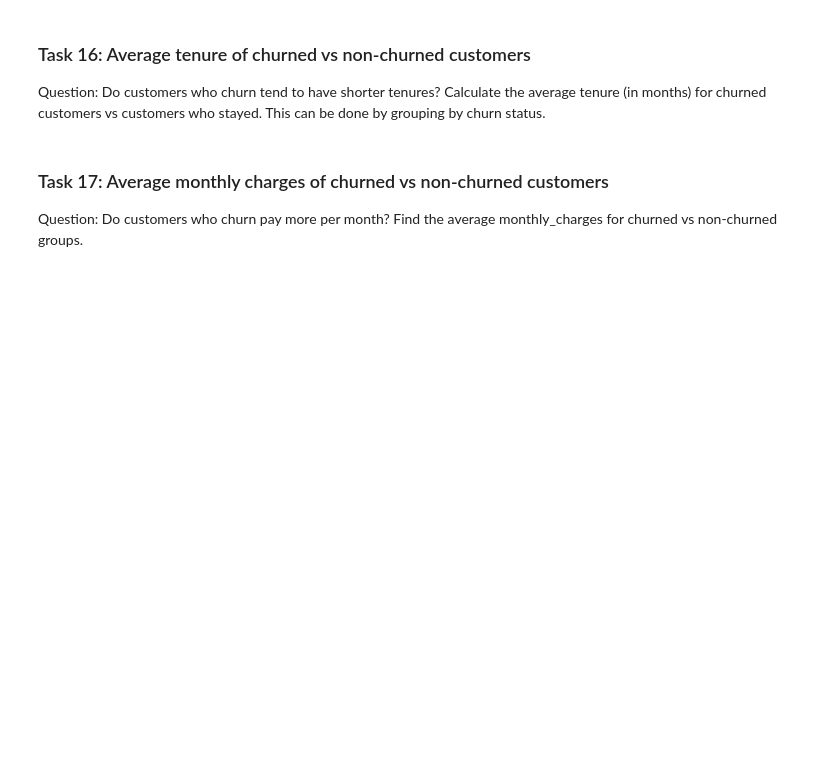
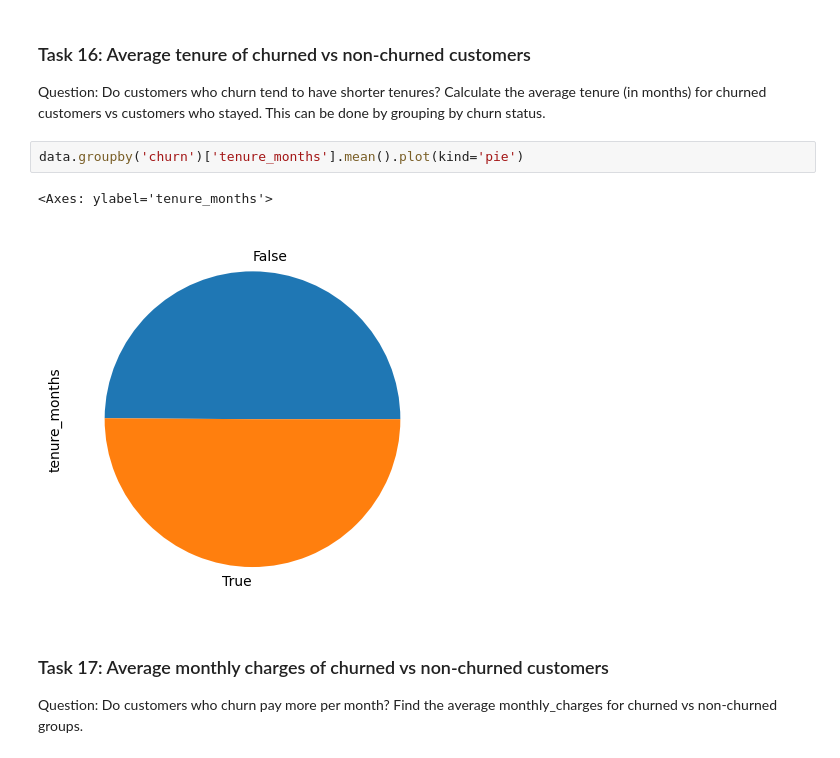
Before and after one commit to sudhirjangra/telecom_customer_churn_analysis, a Jupyter notebook: customer_churn.ipynb, the cells around one changed output. Saved outputs shown, nothing was run; the diff lists cells and outputs as text; blank space fills up the shorter version.

```diff
--- a/customer_churn.ipynb
+++ b/customer_churn.ipynb
@@ -482,6 +494,11 @@ data.groupby('partner')['churn'].mean().plot(kind='bar')
 ### Task 16: Average tenure of churned vs non-churned customers
 Question: Do customers who churn tend to have shorter tenures? Calculate the average tenure (in months) for churned customers vs customers who stayed. This can be done
 by grouping by churn status.
+# %%
+data.groupby('churn')['tenure_months'].mean().plot(kind='pie')
+# %% [output]
+<Axes: ylabel='tenure_months'>
+[figure, added]
 # %% [markdown]
 ### Task 17: Average monthly charges of churned vs non-churned customers
 Question: Do customers who churn pay more per month? Find the average monthly_charges for churned vs non-churned groups.
```
Also changed, not shown: parts of 26 cells of this notebook, 1 other file.
